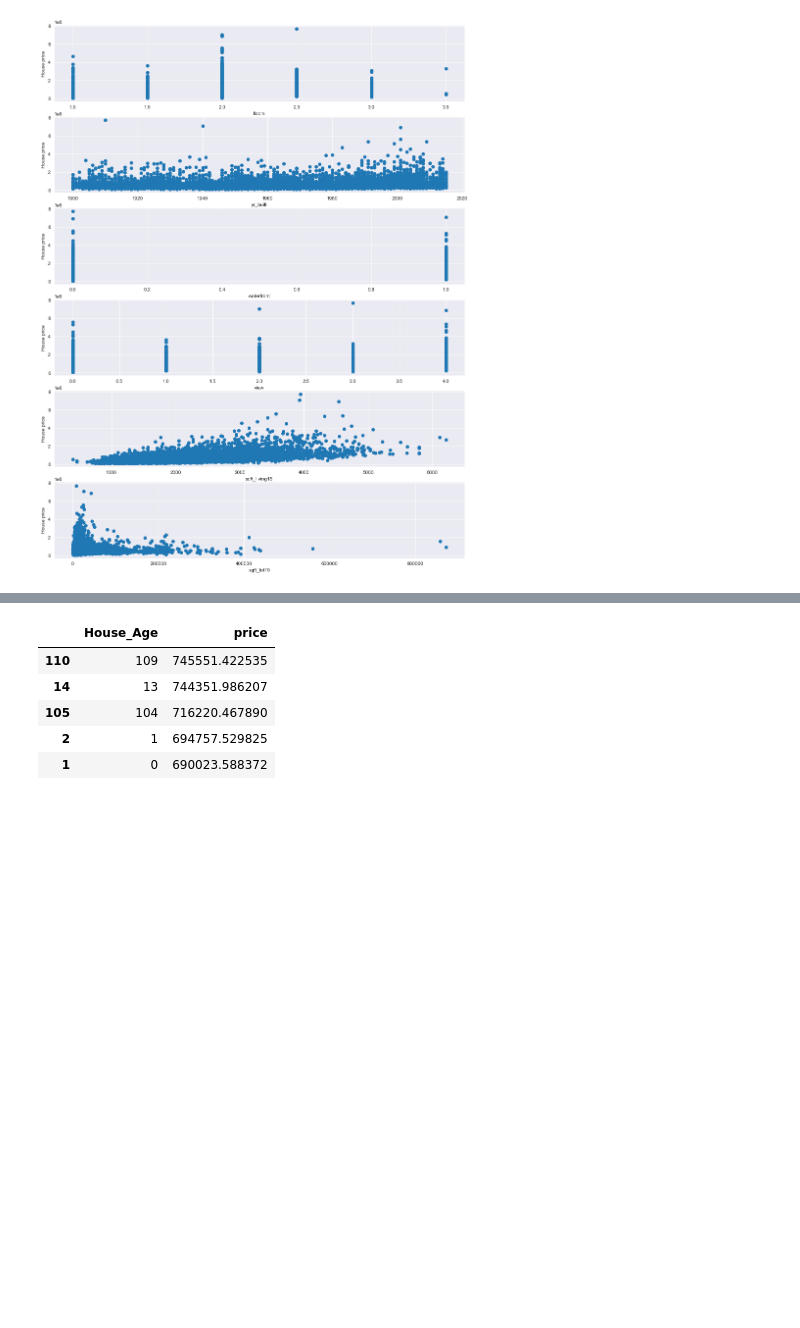
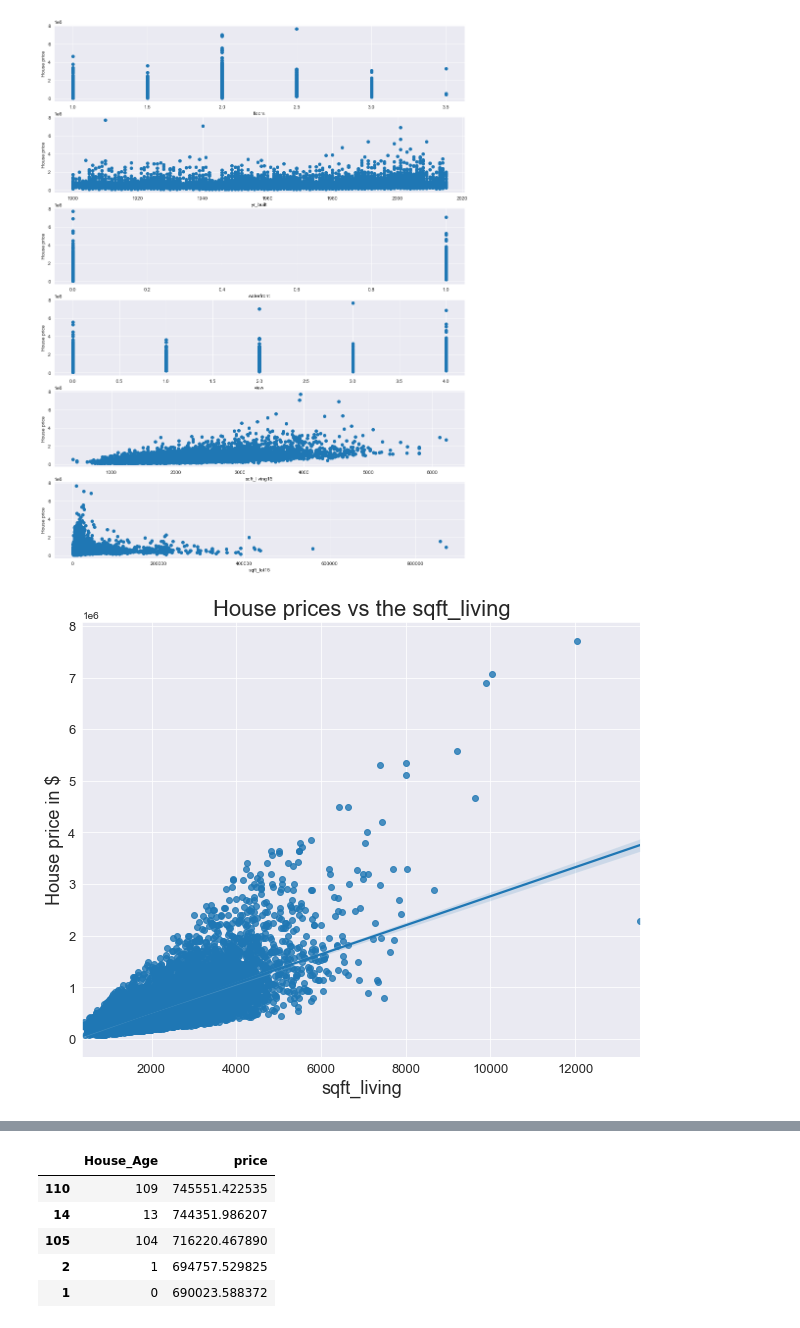
Before and after one commit to oscar066/Modelling_House_Sales, a Jupyter notebook: index.ipynb, the cells around one changed output, grey strips where cells are left out. Cells and saved outputs as stored; diff of their text form; code cells hidden in the pictures; blank space fills up the shorter version.

```diff
--- a/index.ipynb
+++ b/index.ipynb
@@ -445,3 +448,14 @@ ax[5].set_xlabel("sqft_lot15")
 # %% [output]
 Text(0.5, 0, 'sqft_lot15')
 [figure]
+# %%
+scatter ,ax = plt.subplots(figsize=(10, 8))
+ax = sns.regplot(x="sqft_living", y="price", data=df)
+ax.set_title('House prices vs the sqft_living',fontsize= 22)
+ax.set_xlabel('sqft_living',fontsize= 18)
+ax.set_ylabel('House price in $',fontsize= 18)
+plt.xticks(fontsize=13)
+plt.yticks(fontsize=13)
+scatter.savefig("Houseprices_vs_sqft_living.png")
+# %% [output]
+[figure, added]
```
Also changed, not shown: parts of 36 cells of this notebook, 13 other files.
